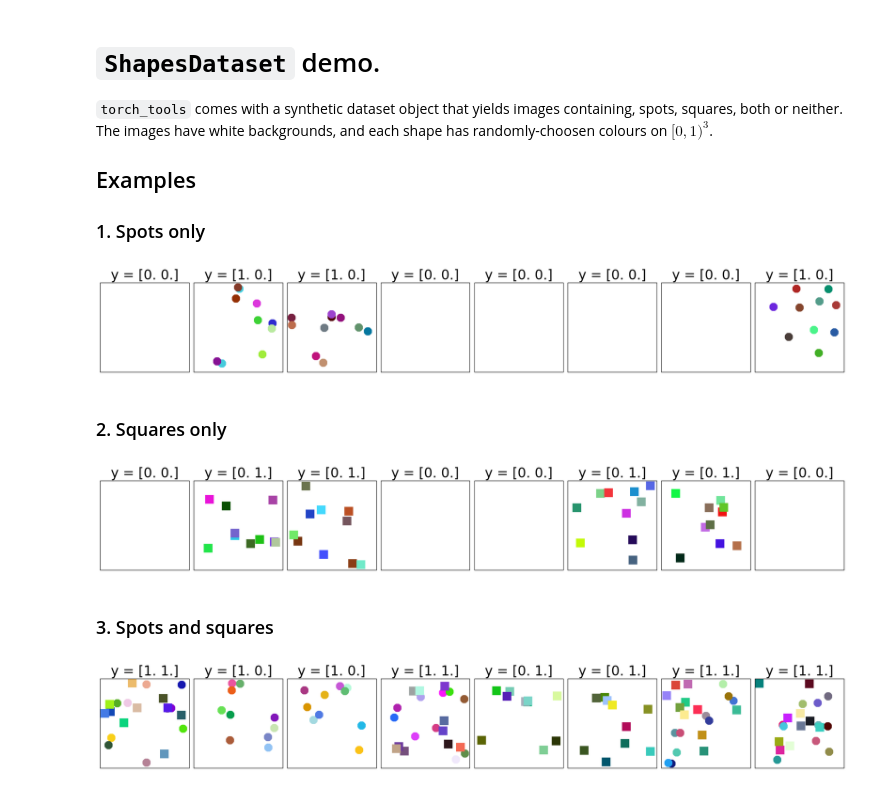
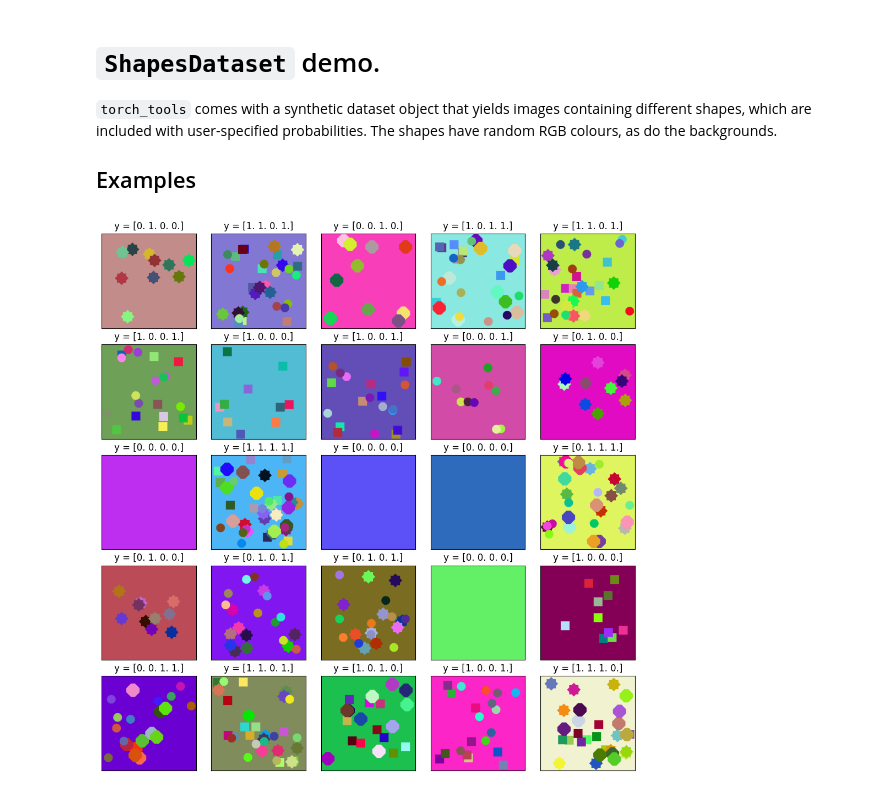
Before and after one commit to jdenholm/TorchTools, a Jupyter notebook: demos/shapes_dataset.ipynb, the cells around one changed output. Drawn from its saved outputs; the diff is of its cells as text; code cells hidden in the pictures.

```diff
--- a/demos/shapes_dataset.ipynb
+++ b/demos/shapes_dataset.ipynb
@@ -2,84 +2,36 @@
 # ``ShapesDataset`` demo.
 
 
-``torch_tools`` comes with a synthetic dataset object that yields images containing, spots, squares, both or neither. The images have white backgrounds, and each shape has randomly-choosen colours on $[0, 1)^{3}$.
-
+``torch_tools`` comes with a synthetic dataset object that yields images containing different shapes, which are included with user-specified probabilities. The shapes have random RGB colours, as do the backgrounds.
 
 ## Examples
-
-### 1. Spots only
 # %%
 from torch_tools import ShapesDataset
 
 
 import matplotlib.pyplot as plt
 
 
-data_set = ShapesDataset(square_prob=0.0, spots_prob=0.5, num_spots=10)
+data_set = ShapesDataset(
+    square_prob=0.5,
+    spot_prob=0.5,
+    star_prob=0.5,
+    octagon_prob=0.5,
+    num_shapes=10,
+)
 
-figure, axes = plt.subplots(1, 8, figsize=(24, 5))
+figure, axes = plt.subplots(5, 5, figsize=(10, 10))
 
 for idx, axis in enumerate(axes.ravel()):
     img, tgt = data_set[idx]
 
     axis.imshow(img.permute(1, 2, 0))
-    axis.set_title(f"y = {tgt.numpy()}", fontsize=24)
+    axis.set_title(f"y = {tgt.numpy()}", fontsize=12)
 
     axis.set_xticks([])
     axis.set_yticks([])
 
 
-figure.subplots_adjust(wspace=0.05)
+figure.tight_layout(pad=0.1, h_pad=0.5, w_pad=0.0)
 # %% [output]
-[figure, old version]
+[figure, new version]
-# %% [markdown]
-### 2. Squares only
-# %%
-import matplotlib.pyplot as plt
-
-
-data_set = ShapesDataset(square_prob=0.5, spots_prob=0.0, num_squares=10)
-
-figure, axes = plt.subplots(1, 8, figsize=(24, 5))
-
-for idx, axis in enumerate(axes.ravel()):
-    img, tgt = data_set[idx]
-
-    axis.imshow(img.permute(1, 2, 0))
-    axis.set_title(f"y = {tgt.numpy()}", fontsize=24)
-
-    axis.set_xticks([])
-    axis.set_yticks([])
-
-
-figure.subplots_adjust(wspace=0.05)
-# %% [output]
-[figure, removed]
-# %% [markdown]
-### 3. Spots and squares
-# %%
-import matplotlib.pyplot as plt
-
-
-data_set = ShapesDataset(
-    square_prob=0.5,
-    spots_prob=0.5,
-    num_squares=10,
-    num_spots=10,
-)
-
-figure, axes = plt.subplots(1, 8, figsize=(24, 5))
-
-for idx, axis in enumerate(axes.ravel()):
-    img, tgt = data_set[idx]
-
-    axis.imshow(img.permute(1, 2, 0))
-    axis.set_title(f"y = {tgt.numpy()}", fontsize=24)
-
-    axis.set_xticks([])
-    axis.set_yticks([])
-
-
-figure.subplots_adjust(wspace=0.05)
-# %% [output]
-[figure, removed]
```
